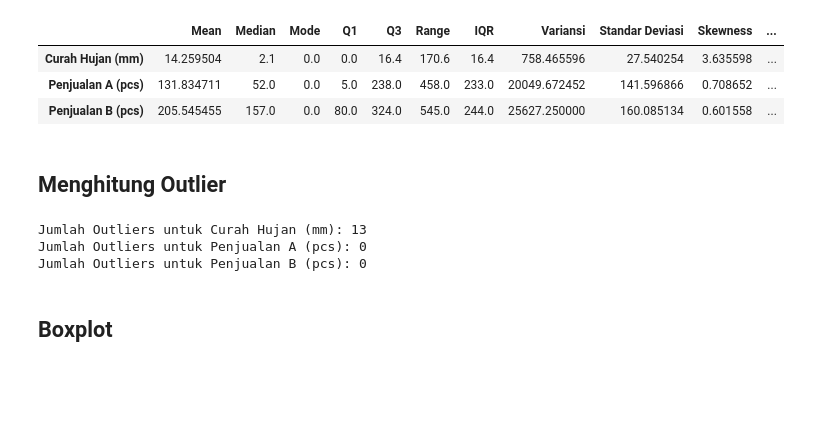
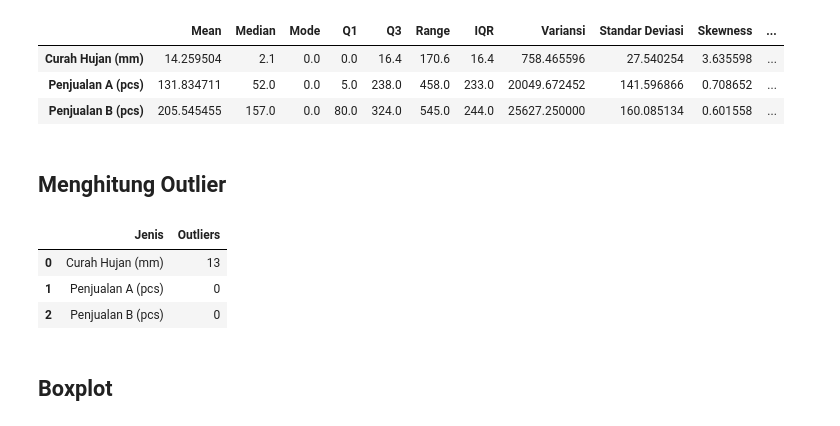
Before and after one commit to ninduyi/Statistics-Probability, a Jupyter notebook: Coding Task 1.ipynb, the cells around one changed output. Drawn from its saved outputs; the diff is of its cells as text; code cells hidden in the pictures; blank space fills up the shorter version.

```diff
--- a/Coding Task 1.ipynb
+++ b/Coding Task 1.ipynb
@@ -159,31 +159,32 @@ df_combined
 # %%
 # Fungsi untuk mendeteksi outlier menggunakan metode IQR
 def detect_outliers_iqr(df, column):
     Q1 = df[column].quantile(0.25)  # Kuartil pertama
     Q3 = df[column].quantile(0.75)  # Kuartil ketiga
     IQR = Q3 - Q1  # Rentang antar kuartil (Interquartile Range)
     batas_bawah = Q1 - 1.5 * IQR  # Batas bawah untuk mendeteksi outlier
     batas_atas = Q3 + 1.5 * IQR  # Batas atas untuk mendeteksi outlier
     return df[(df[column] < batas_bawah) | (df[column] > batas_atas)]  # Mengembalikan baris yang merupakan outlier
 
 # Deteksi outlier untuk Curah Hujan, Penjualan A, dan Penjualan B
 outliers_hujan = detect_outliers_iqr(data, 'Curah Hujan (mm)')
 outliers_penjualan_A = detect_outliers_iqr(data, 'Penjualan A (pcs)')
 outliers_penjualan_B = detect_outliers_iqr(data, 'Penjualan B (pcs)')
 
 # Hitung jumlah outlier untuk setiap kolom
-outliers_hujan_count = len(outliers_hujan)
-outliers_penjualan_A_count = len(outliers_penjualan_A)
-outliers_penjualan_B_count = len(outliers_penjualan_B)
+outliers_counts = {
+    'Jenis': ['Curah Hujan (mm)', 'Penjualan A (pcs)', 'Penjualan B (pcs)'],
+    'Outliers': [len(outliers_hujan), len(outliers_penjualan_A), len(outliers_penjualan_B)]
+}
 
-# Tampilkan jumlah outlier untuk setiap kolom
-print(f"Jumlah Outliers untuk Curah Hujan (mm): {outliers_hujan_count}")
-print(f"Jumlah Outliers untuk Penjualan A (pcs): {outliers_penjualan_A_count}")
-print(f"Jumlah Outliers untuk Penjualan B (pcs): {outliers_penjualan_B_count}")
+# Buat DataFrame untuk menampilkan tabel
+outliers_df = pd.DataFrame(outliers_counts)
+outliers_df
 # %% [output]
-Jumlah Outliers untuk Curah Hujan (mm): 13
-Jumlah Outliers untuk Penjualan A (pcs): 0
-Jumlah Outliers untuk Penjualan B (pcs): 0
+|  | Jenis | Outliers |
+| 0 | Curah Hujan (mm) | 13 |
+| 1 | Penjualan A (pcs) | 0 |
+| 2 | Penjualan B (pcs) | 0 |
 # %% [markdown]
 ## Boxplot
 # %% [markdown]
```
Also changed, not shown: parts of 4 cells of this notebook.
